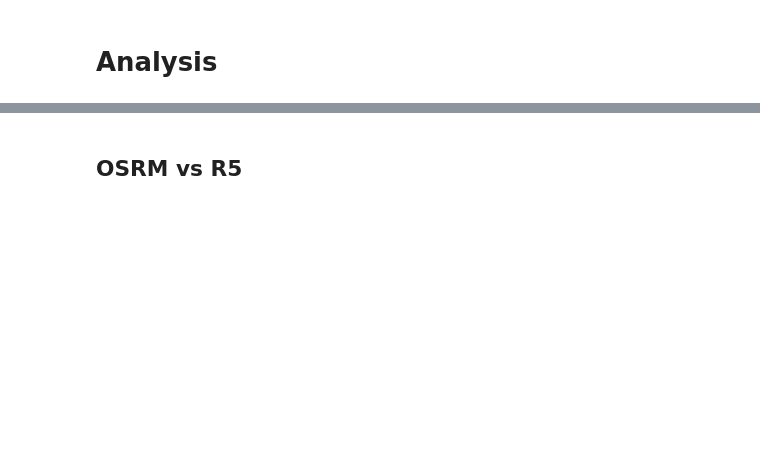
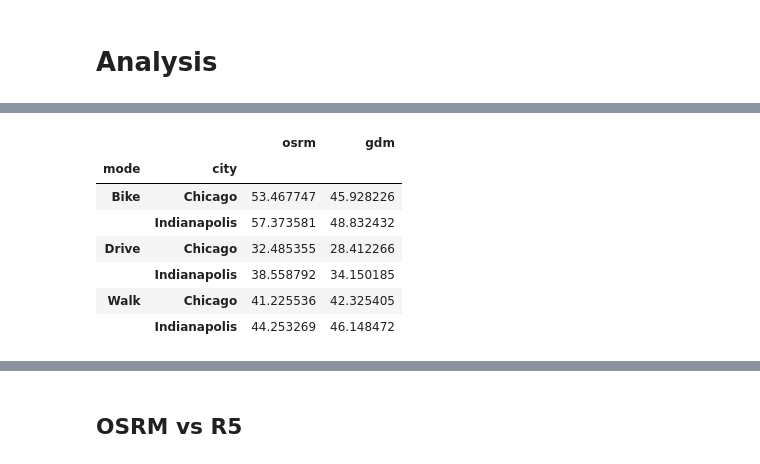
Before and after one commit to rvanxer/spatial_access_america, a Jupyter notebook: 3_Travel_times.ipynb, the cells around one changed output, grey strips where cells are left out. Saved outputs shown, nothing was run; the diff lists cells and outputs as text; code cells hidden in the pictures; blank space fills up the shorter version.

```diff
--- a/3_Travel_times.ipynb
+++ b/3_Travel_times.ipynb
@@ -78,0 +52,6 @@ Directly extract travel times using [get_ttm_r5.py](get_ttm_r5.py) that uses the
+# %%
+gdm = pd.read_parquet('data/ttm/gdm_2020.parquet',
+                      columns=['mode', 'src', 'trg', 'time'],
+                      filters=[('level', '==', 'BG')])
+gdm['gdm'] = (gdm.pop('time') / 60).astype(F32)
+gdm.disp();
@@ -78,0 +63,14 @@ Directly extract travel times using [get_ttm_r5.py](get_ttm_r5.py) that uses the
+# %%
+gdmvsosrm = []
+for city in tqdm(['Indianapolis', 'Chicago']):
+    for mode in ['Bike', 'Drive', 'Walk']:
+        df = pd.read_parquet('data/ttm/osrm/{}_{}_bg.parquet'
+                             .format(city.lower(), mode.lower()),
+                             columns=['src', 'trg', 'time'])
+        df = df[(df.src.str[:2] == '18') & (df.trg.str[:2] == '18')]
+        df['osrm'] = (df.pop('time') / 60).astype(F32)
+        df = df.merge(filt(gdm, mode=mode), on=['src', 'trg'])
+        gdmvsosrm.append(df.assign(city=city, mode=mode))
+gdmvsosrm = (pd.concat(gdmvsosrm).reset_index(drop=1)
+             .astype(D(city=CAT, mode=CAT))
+             [['city', 'mode', 'osrm', 'gdm']]).disp() # 21s
@@ -78,0 +123,11 @@ Directly extract travel times using [get_ttm_r5.py](get_ttm_r5.py) that uses the
+# %%
+gdmvsosrm.groupby(['mode', 'city'], observed=1)[['osrm', 'gdm']].mean()
+# %% [output]
+|  |  | osrm | gdm |
+| mode | city |  |  |
+| Bike | Chicago | 53.467747 | 45.928226 |
+|  | Indianapolis | 57.373581 | 48.832432 |
+| Drive | Chicago | 32.485355 | 28.412266 |
+|  | Indianapolis | 38.558792 | 34.150185 |
+| Walk | Chicago | 41.225536 | 42.325405 |
+|  | Indianapolis | 44.253269 | 46.148472 |
```
Also changed, not shown: parts of 33 cells of this notebook, 31 other files.
